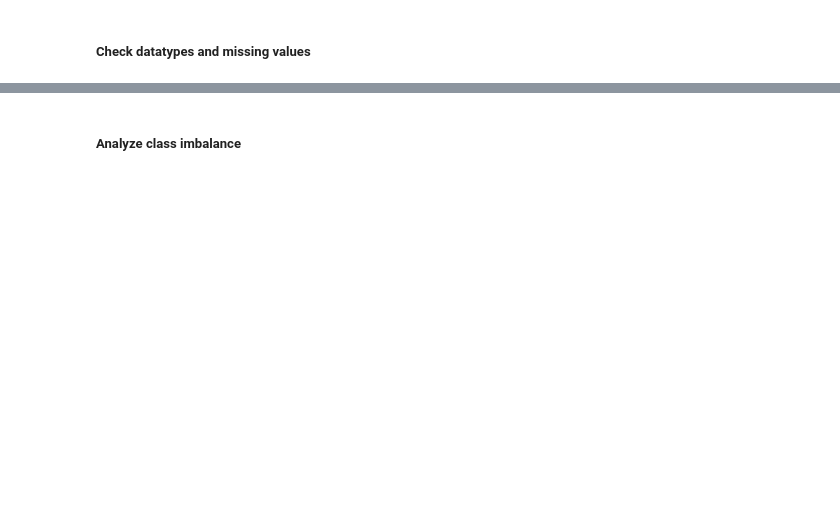
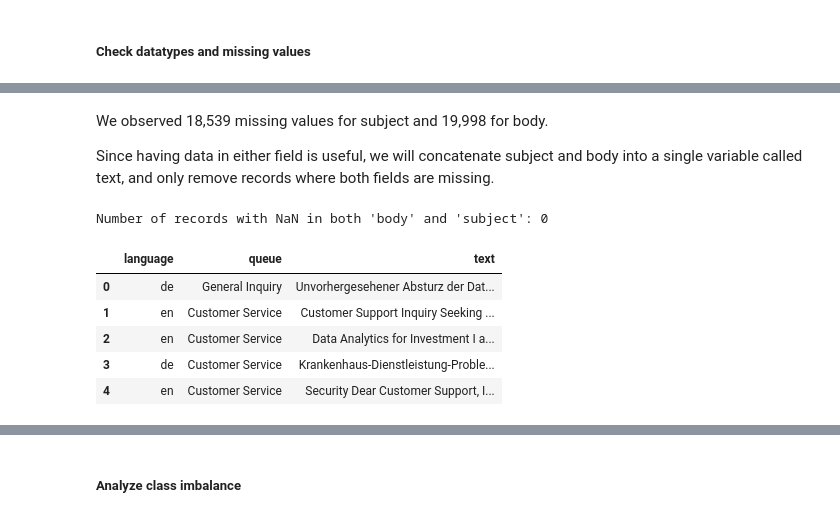
Before and after one commit to margavera/Customer-IT-Support-Text-Classification, a Jupyter notebook: notebooks/EDA.ipynb, the cells around one changed output, grey strips where cells are left out. Drawn from its saved outputs; the diff is of its cells as text; code cells hidden in the pictures; blank space fills up the shorter version.

```diff
--- a/notebooks/EDA.ipynb
+++ b/notebooks/EDA.ipynb
@@ -76,0 +92,21 @@ tickets_df[tickets_df['body'].isnull()]
+# %% [markdown]
+We observed 18,539 missing values for subject and 19,998 for body.
+
+Since having data in either field is useful, we will concatenate subject and body into a single variable called text, and only remove records where both fields are missing.
+# %%
+nan_in_both = df_tickets_filtered[ df_tickets_filtered['body'].isna() & df_tickets_filtered['subject'].isna() ].shape[0]
+print(f"Number of records with NaN in both 'body' and 'subject': {nan_in_both}")
+# %% [output]
+Number of records with NaN in both 'body' and 'subject': 0
+# %%
+df_tickets = df_tickets_filtered.copy()
+df_tickets['text'] = df_tickets['subject'].fillna('') + " " + df_tickets['body'].fillna('')
+df_tickets = df_tickets.drop(columns=['subject', 'body'])
+df_tickets.head()
+# %% [output]
+|  | language | queue | text |
+| 0 | de | General Inquiry | Unvorhergesehener Absturz der Dat... |
+| 1 | en | Customer Service | Customer Support Inquiry Seeking ... |
+| 2 | en | Customer Service | Data Analytics for Investment I a... |
+| 3 | de | Customer Service | Krankenhaus-Dienstleistung-Proble... |
+| 4 | en | Customer Service | Security Dear Customer Support, I... |
```
Also changed, not shown: parts of 18 cells of this notebook, 1 other file.
